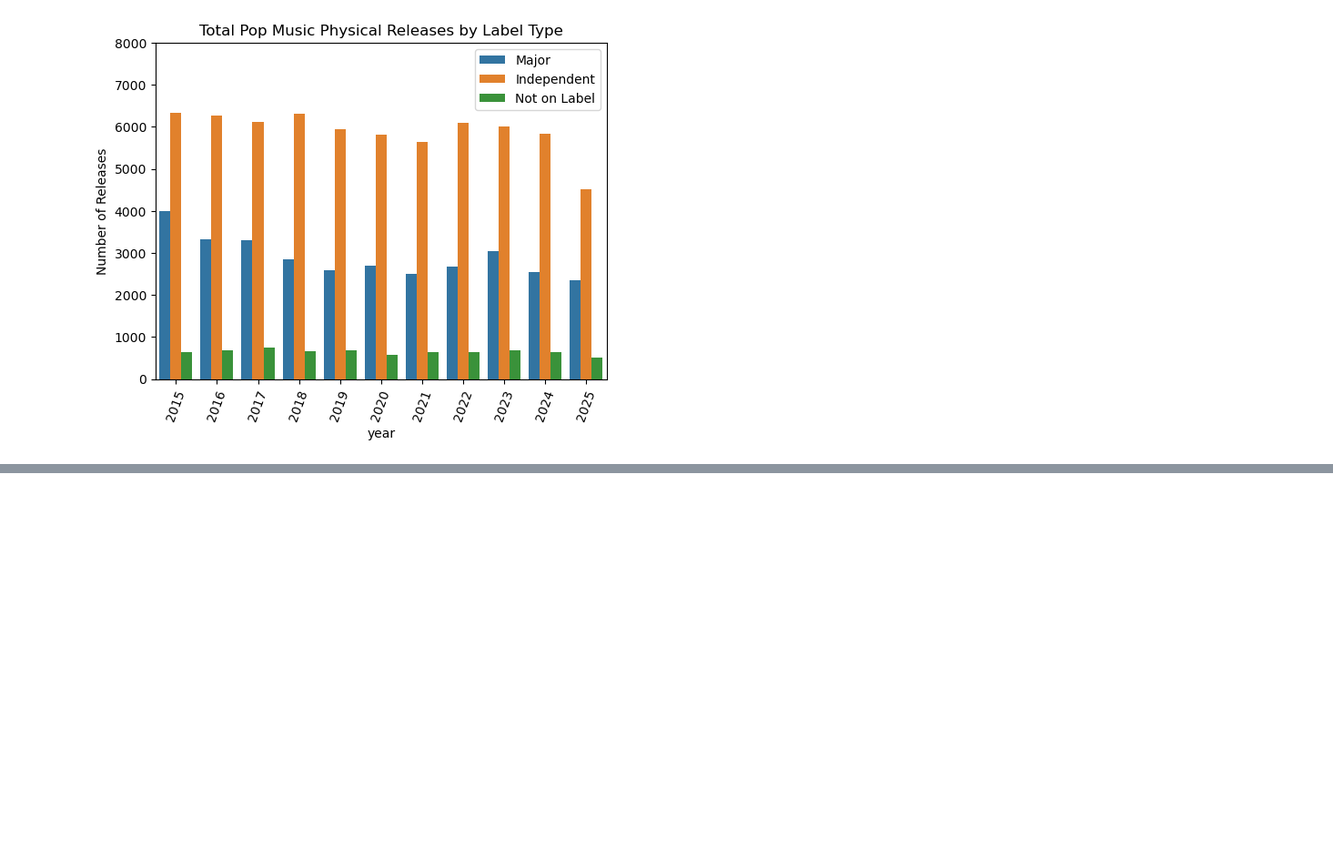
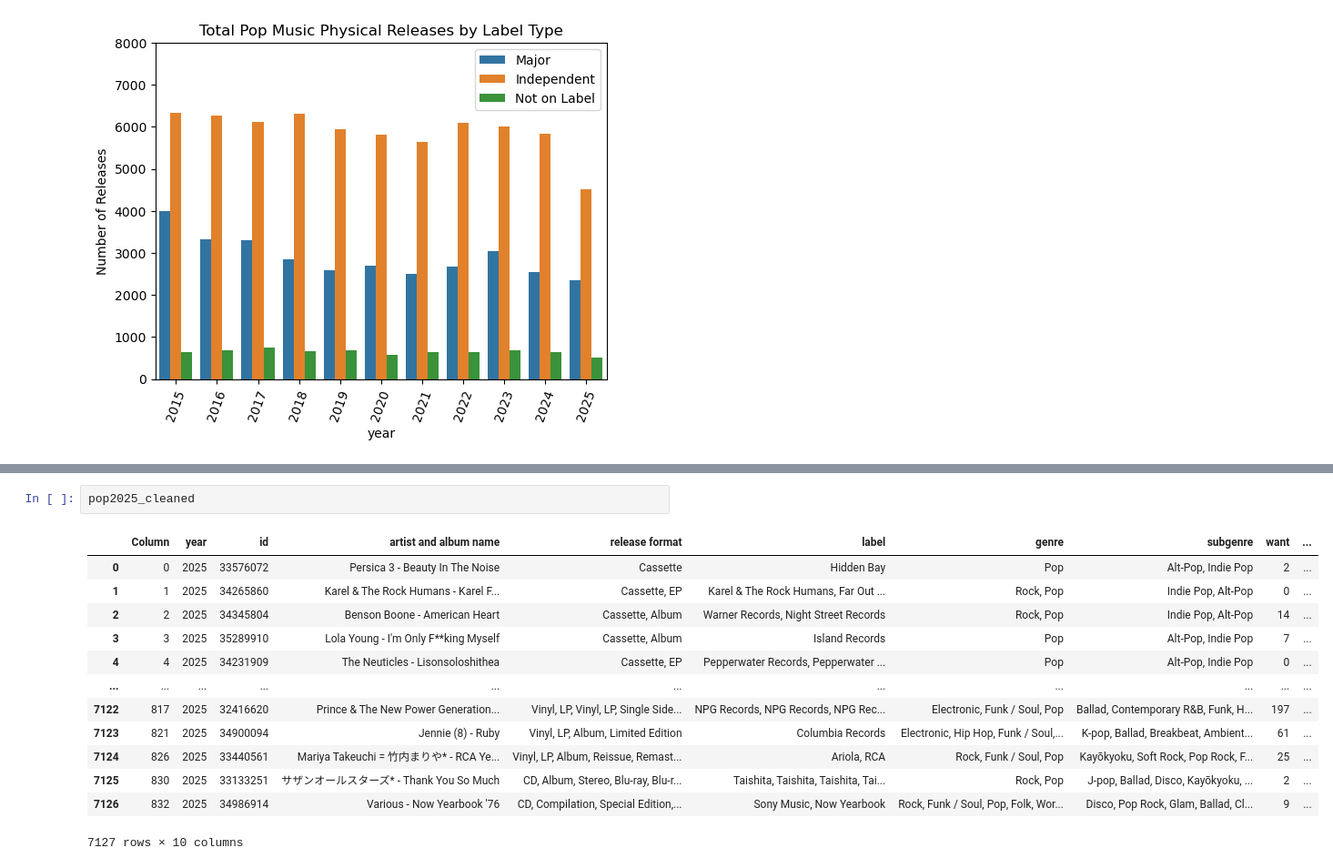
Before and after one commit to gtroch95/Discogs-pop-API, a Jupyter notebook: Dataframe_visualization.ipynb, the cells around one changed output, grey strips where cells are left out. Shown at 91% size. Cells and saved outputs as stored; diff of their text form; blank space fills up the shorter version.

```diff
--- a/Dataframe_visualization.ipynb
+++ b/Dataframe_visualization.ipynb
@@ -314,0 +346,16 @@ sns.move_legend(releases_labeltype, "upper right")
+# %%
+pop2025_cleaned
+# %% [output]
+|  | Column | year | id | artist and album name | release format | label | genre | subgenre | want | ... |
+| 0 | 0 | 2025 | 33576072 | Persica 3 - Beauty In The Noise | Cassette | Hidden Bay | Pop | Alt-Pop, Indie Pop | 2 | ... |
+| 1 | 1 | 2025 | 34265860 | Karel & The Rock Humans - Karel F... | Cassette, EP | Karel & The Rock Humans, Far Out ... | Rock, Pop | Indie Pop, Alt-Pop | 0 | ... |
+| 2 | 2 | 2025 | 34345804 | Benson Boone - American Heart | Cassette, Album | Warner Records, Night Street Records | Rock, Pop | Indie Pop, Alt-Pop | 14 | ... |
+| 3 | 3 | 2025 | 35289910 | Lola Young - I'm Only F**king Myself | Cassette, Album | Island Records | Pop | Alt-Pop, Indie Pop | 7 | ... |
+| 4 | 4 | 2025 | 34231909 | The Neuticles - Lisonsoloshithea | Cassette, EP | Pepperwater Records, Pepperwater ... | Pop | Alt-Pop, Indie Pop | 0 | ... |
+| ... | ... | ... | ... | ... | ... | ... | ... | ... | ... | ... |
+| 7122 | 817 | 2025 | 32416620 | Prince & The New Power Generation... | Vinyl, LP, Vinyl, LP, Single Side... | NPG Records, NPG Records, NPG Rec... | Electronic, Funk / Soul, Pop | Ballad, Contemporary R&B, Funk, H... | 197 | ... |
+| 7123 | 821 | 2025 | 34900094 | Jennie (8) - Ruby | Vinyl, LP, Album, Limited Edition | Columbia Records | Electronic, Hip Hop, Funk / Soul,... | K-pop, Ballad, Breakbeat, Ambient... | 61 | ... |
+| 7124 | 826 | 2025 | 33440561 | Mariya Takeuchi = 竹内まりや* - RCA Ye... | Vinyl, LP, Album, Reissue, Remast... | Ariola, RCA | Rock, Funk / Soul, Pop | Kayōkyoku, Soft Rock, Pop Rock, F... | 25 | ... |
+| 7125 | 830 | 2025 | 33133251 | サザンオールスターズ* - Thank You So Much | CD, Album, Stereo, Blu-ray, Blu-r... | Taishita, Taishita, Taishita, Tai... | Rock, Pop | J-pop, Ballad, Disco, Kayōkyoku, ... | 2 | ... |
+| 7126 | 832 | 2025 | 34986914 | Various - Now Yearbook '76 | CD, Compilation, Special Edition,... | Sony Music, Now Yearbook | Rock, Funk / Soul, Pop, Folk, Wor... | Disco, Pop Rock, Glam, Ballad, Cl... | 9 | ... |
+7127 rows × 10 columns
```
Also changed, not shown: parts of 11 cells of this notebook.
